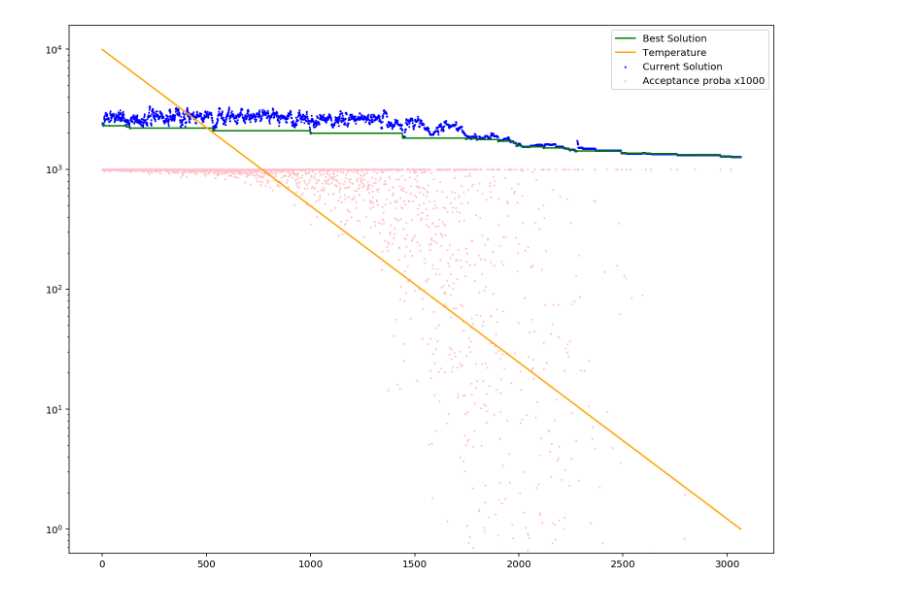
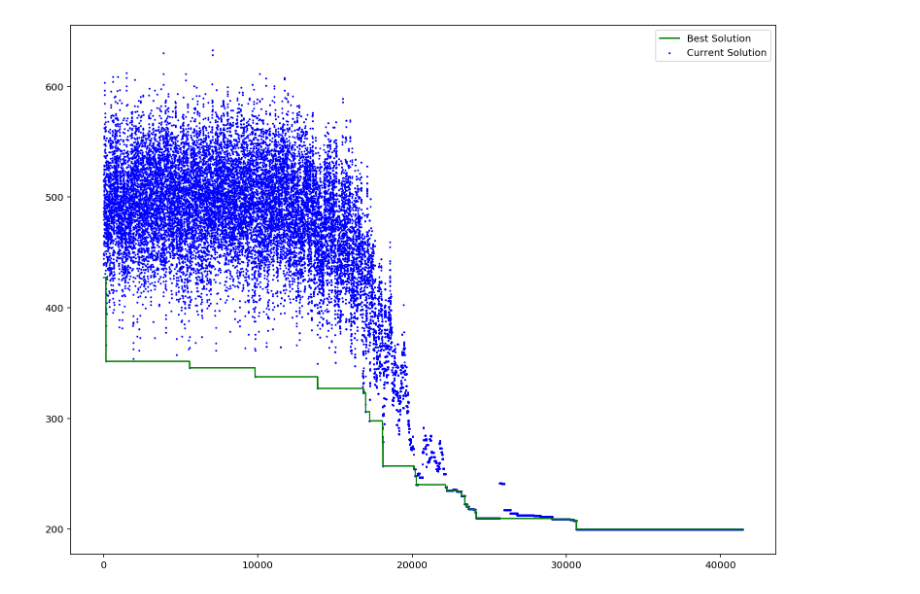
Before and after one commit to leobouraux/Pedestrian-Hub-Model-Optimization, a Jupyter notebook: src/main/python/GraphsMaker.ipynb, the cells around one changed output. Drawn from its saved outputs; the diff is of its cells as text; code cells hidden in the pictures.

```diff
--- a/src/main/python/GraphsMaker.ipynb
+++ b/src/main/python/GraphsMaker.ipynb
@@ -54,6 +54,21 @@ def drawPlot(best_y, curr_y, temp, acceptance_pb, acc_best_sol):
     plt.legend()
     plt.yscale('log')
     plt.show()
+# %%
+def drawPlot2(best_y, curr_y):
+    x = np.arange(len(best_y))
+    line1, = plt.plot(x, best_y, color='g')
+    plt.scatter(x, curr_y, s=1, label='Current Solution', color='blue')
+
+
+    line1.set_label('Best Solution')
+
+
+    fig = plt.gcf()
+    fig.set_size_inches(13,10)
+
+    plt.legend()
+    plt.show()
 # %%
 best_y, curr_y, temp, acceptance_pb, acc_best_sol, runtime, iteration_nbr = processData("../java/SimulatedAnnealing/GraphData/LSA_MinFunction.txt")
 drawPlot(best_y, curr_y, temp, acceptance_pb, acc_best_sol)
@@ -62,5 +77,6 @@ drawPlot(best_y, curr_y, temp, acceptance_pb, acc_best_sol)
 # %%
 best_y, curr_y, temp, acceptance_pb, acc_best_sol, runtime, iteration_nbr = processData("../java/SimulatedAnnealing/GraphData/LSA_TSP.txt")
-drawPlot(best_y, curr_y, temp, acceptance_pb, acc_best_sol)
+#drawPlot(best_y, curr_y, temp, acceptance_pb, acc_best_sol)
+drawPlot2(best_y, curr_y)
 # %% [output]
-[figure, old version]
+[figure, new version]
```
Also changed, not shown: parts of 1 cell of this notebook, 18 other files.
